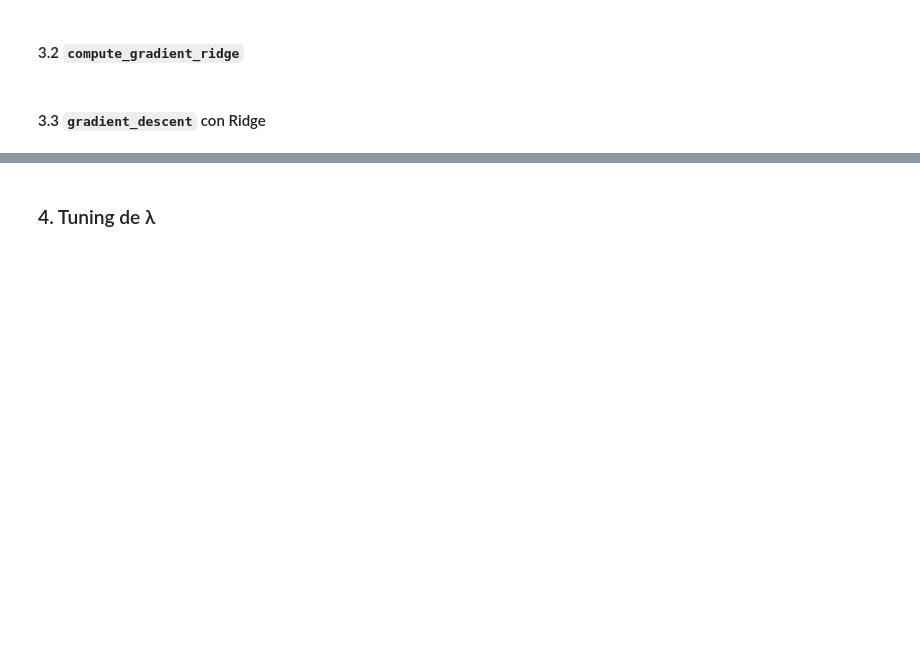
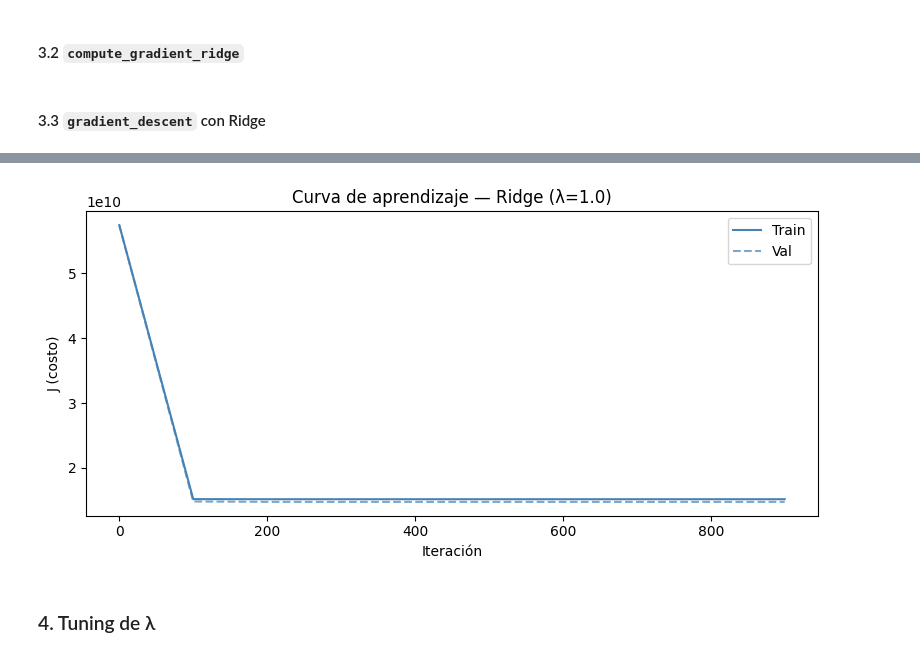
Before and after one commit to FacundoBerthet/precios-propiedades-caba, a Jupyter notebook: notebooks/05-ridge.ipynb, the cells around one changed output, grey strips where cells are left out. Drawn from its saved outputs; the diff is of its cells as text; code cells hidden in the pictures; blank space fills up the shorter version.

Commit message:
add  gradient descent

```diff
--- a/notebooks/05-ridge.ipynb
+++ b/notebooks/05-ridge.ipynb
@@ -84,5 +86,13 @@ def compute_cost_ridge(X, y, w, b, lambda_):
     return cost + penalty
 # %% [markdown]
 #### 3.2 `compute_gradient_ridge`
+# %%
+def compute_gradient_ridge(X, y, w, b, lambda_):
+    m = len(y)
+    y_hat = X @ w + b
+    error = y_hat - y
+    dw = (1 / m) * X.T @ error + (lambda_ / m) * w
+    db = (1 / m) * np.sum(error)
+    return dw, db
 # %% [markdown]
 #### 3.3 `gradient_descent` con Ridge
@@ -88,0 +136,14 @@ def compute_cost_ridge(X, y, w, b, lambda_):
+# %%
+w_init = np.zeros(X_train_s.shape[1])
+b_init = 0.0
+alpha = 0.1
+num_iters = 1000
+lambda_ = 1.0
+
+w_r, b_r, train_cost_history, val_cost_history = gradient_descent_ridge(
+    X_train_s, y_train, w_init, b_init, alpha, num_iters, lambda_, X_val_s, y_val
+)
+
+print("Evolución del costo (λ=1.0):")
+for i, (tc, vc) in enumerate(zip(train_cost_history, val_cost_history)):
+    print(f"  iter {i * 100:>5}: train={tc:>22,.2f}  val={vc:>22,.2f}")
@@ -89,3 +162,17 @@ def compute_cost_ridge(X, y, w, b, lambda_):
+# %%
+iters = [i * 100 for i in range(len(train_cost_history))]
+
+plt.figure(figsize=(8, 4))
+plt.plot(iters, train_cost_history, color="steelblue", label="Train")
+plt.plot(iters, val_cost_history, color="steelblue", linestyle="--", alpha=0.7, label="Val")
+plt.xlabel("Iteración")
+plt.ylabel("J (costo)")
+plt.title("Curva de aprendizaje — Ridge (λ=1.0)")
+plt.legend()
+plt.tight_layout()
+plt.show()
+# %% [output]
+[figure, added]
 # %% [markdown]
 ### 4. Tuning de λ
 # %% [markdown]
```
Also changed, not shown: parts of 3 cells of this notebook.
